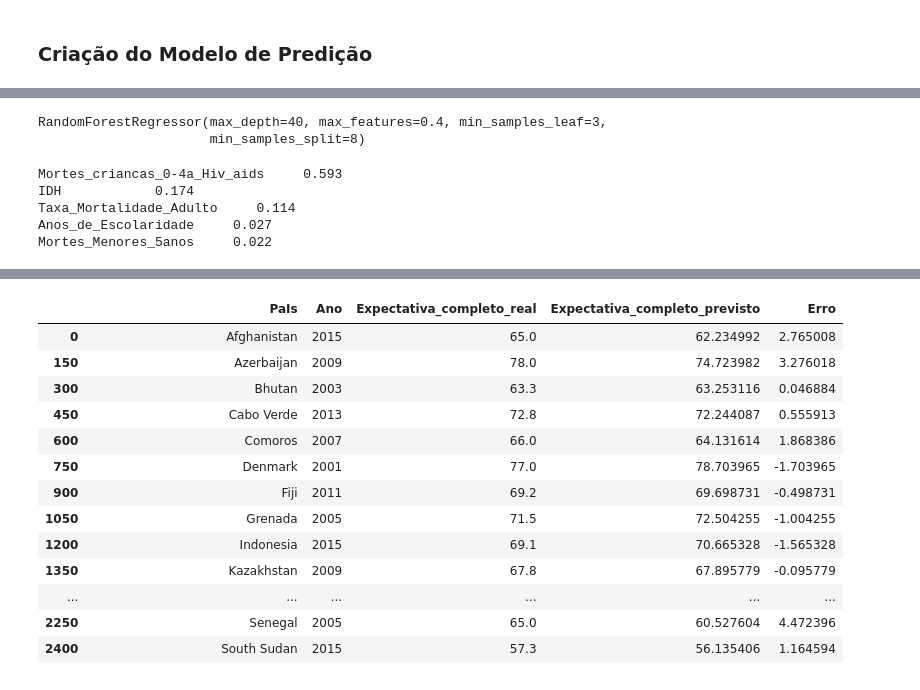
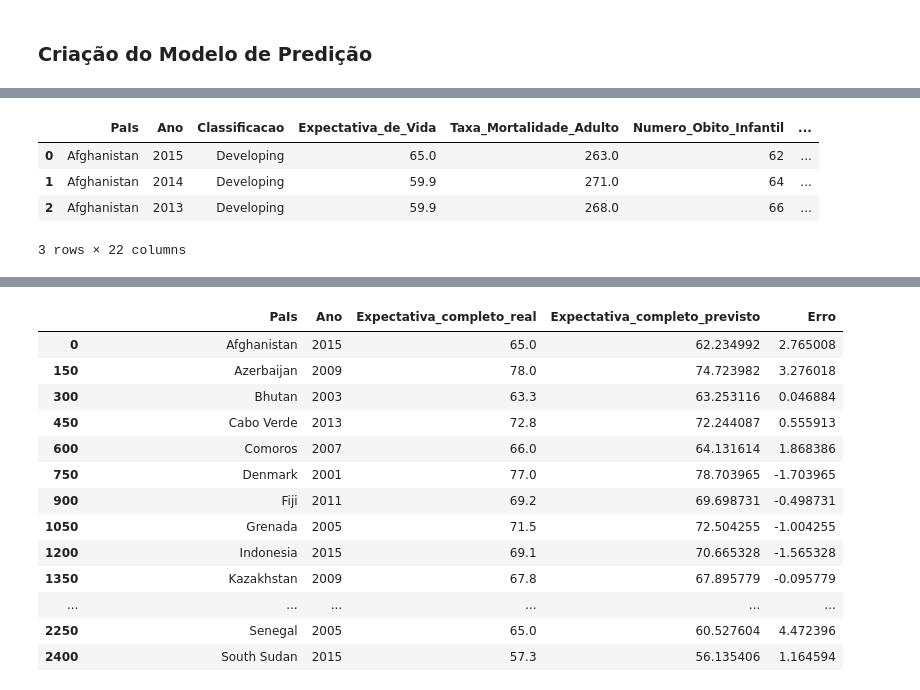
Before and after one commit to rochamarcio/Expectativa_de_vida, a Jupyter notebook: Expectativa_de_vida_modelo.ipynb, the cells around one changed output, grey strips where cells are left out. Saved outputs shown, nothing was run; the diff lists cells and outputs as text; code cells hidden in the pictures.

```diff
--- a/Expectativa_de_vida_modelo.ipynb
+++ b/Expectativa_de_vida_modelo.ipynb
@@ -257,16 +62,0 @@ results[::100]
-# %%
-rf = ensemble.RandomForestRegressor(n_estimators=300, random_state=20) # melhor
-rf.fit(X_train1, Y_train)
-RandomForestRegressor(max_depth=40, max_features= 0.4,min_samples_leaf=3, min_samples_split=8, n_jobs=None,verbose=0, warm_start=False)
-# %% [output]
-RandomForestRegressor(max_depth=40, max_features=0.4, min_samples_leaf=3,
-                      min_samples_split=8)
-# %%
-for col, val in sorted(zip(X_train2.columns,rf.feature_importances_),  key=lambda x: x[1],reverse=True)[:5]: # explicar código
-   print(f"{col:10}{val:10.3f}")
-# %% [output]
-Mortes_criancas_0-4a_Hiv_aids     0.593
-IDH            0.174
-Taxa_Mortalidade_Adulto     0.114
-Anos_de_Escolaridade     0.027
-Mortes_Menores_5anos     0.022
@@ -272,0 +83,10 @@ Mortes_Menores_5anos     0.022
+# %%
+df_full = pd.read_csv('Expectativa_de_vida_tratado.csv')
+# %%
+df_full.head(3)
+# %% [output]
+|  | PaIs | Ano | Classificacao | Expectativa_de_Vida | Taxa_Mortalidade_Adulto | Numero_Obito_Infantil | ... |
+| 0 | Afghanistan | 2015 | Developing | 65.0 | 263.0 | 62 | ... |
+| 1 | Afghanistan | 2014 | Developing | 59.9 | 271.0 | 64 | ... |
+| 2 | Afghanistan | 2013 | Developing | 59.9 | 268.0 | 66 | ... |
+3 rows × 22 columns
```
Also changed, not shown: parts of 54 cells of this notebook, 1 other file.
